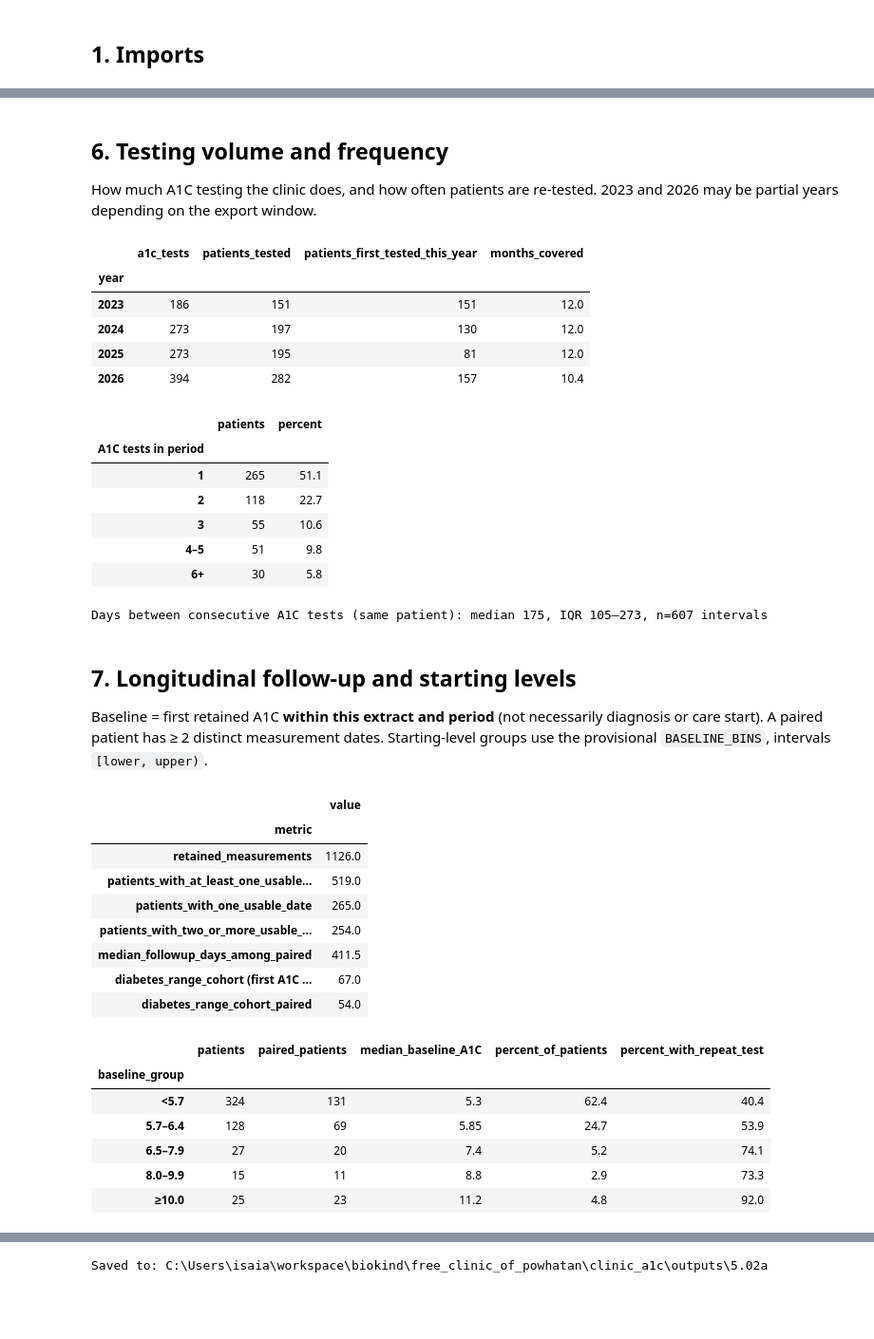
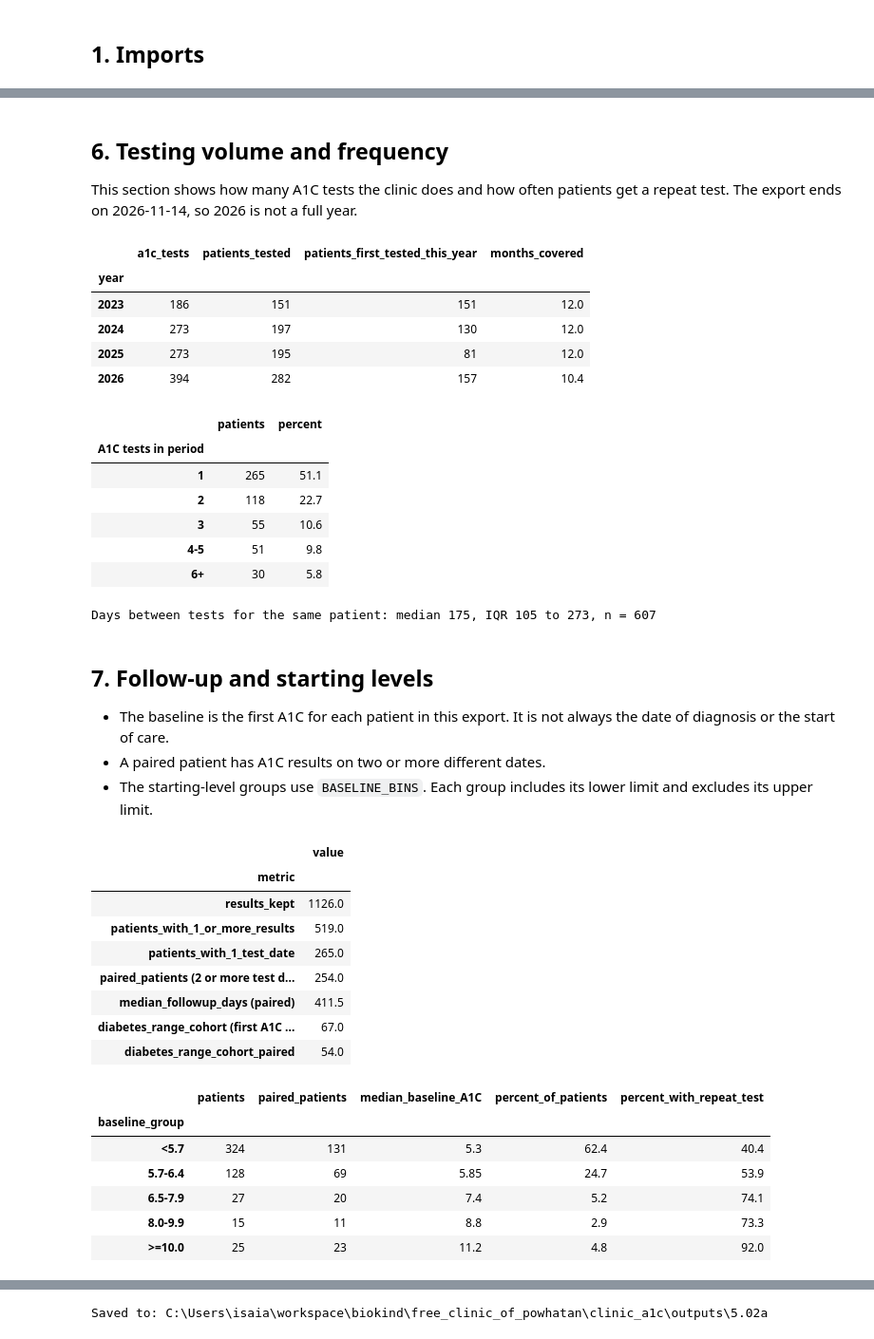
Before and after one commit to ijgarrett/clinic-a1c-analysis, a Jupyter notebook: a1c_preliminary_analysis_502a.ipynb, the cells around one changed output, grey strips where cells are left out. Shown at 95% size. Cells and saved outputs as stored; diff of their text form; code cells hidden in the pictures; blank space fills up the shorter version.

```diff
--- a/a1c_preliminary_analysis_502a.ipynb
+++ b/a1c_preliminary_analysis_502a.ipynb
@@ -124,12 +135,16 @@ def normalized_name(value):
 
 def load_export(path, verbose=True):
     if not path.exists():
-        raise FileNotFoundError(f"Put the export at {path.resolve()} or edit INPUT_FILE.")
+        raise FileNotFoundError(f"Put the export at {path.resolve()} or change INPUT_FILE.")
     if path.suffix.lower() in {".xlsx", ".xlsm"}:
         return pd.read_excel(path, sheet_name=SHEET_NAME, header=HEADER_ROW, dtype=str, engine="openpyxl")
+
+    # Find the encoding from the first bytes of the file
     with path.open("rb") as handle:
         prefix = handle.read(4)
     encoding = CSV_ENCODING or ("utf-16" if prefix.startswith((b"\xff\xfe", b"\xfe\xff")) else "utf-8-sig")
+
+    # Find the separator from the header line
     separator = CSV_SEPARATOR
     if separator is None:
         with path.open("r", encoding=encoding, newline="") as handle:
@@ -138,14 +153,15 @@ def load_export(path, verbose=True):
         counts = {d: header_line.count(d) for d in ("\t", ",", ";", "|")}
         separator = max(counts, key=counts.get)
         if counts[separator] == 0:
-            raise ValueError("Set CSV_SEPARATOR explicitly to the file delimiter.")
+            raise ValueError("Set CSV_SEPARATOR to the separator in the file.")
     if verbose:
         print(f"{path.name}: encoding={encoding}, separator={separator!r}")
+
     frame = pd.read_csv(path, encoding=encoding, sep=separator, header=HEADER_ROW,
                         dtype=str, index_col=False)
     frame.columns = [normalized_name(c) for c in frame.columns]
     if frame.columns.duplicated().any():
-        raise ValueError("Normalized column names collide. Rename them explicitly before proceeding.")
+        raise ValueError("Two or more column names are the same after cleanup. Rename them first.")
     return frame
 
 raw = load_export(INPUT_FILE)
@@ -154,11 +170,11 @@ if missing:
     raise ValueError(f"Missing columns: {missing}. Check HEADER_ROW and COLUMN.")
 
 attr_all = raw[COLUMN["attribute"]].astype("string").str.strip()
-print(f"Imported rows: {len(raw):,}")
-print(f"Distinct lab attributes: {attr_all.nunique():,}   distinct orders: {raw[COLUMN['order_name']].nunique():,}")
-print(f"Distinct patients (any lab): {raw[COLUMN['patient_id']].nunique():,}")
-print("Normalized columns:", raw.columns.tolist())
-print("\nMost common lab attributes (A1C is a small slice of this export):")
+print(f"Rows: {len(raw):,}")
+print(f"Lab attributes: {attr_all.nunique():,}   orders: {raw[COLUMN['order_name']].nunique():,}")
+print(f"Patients (any lab): {raw[COLUMN['patient_id']].nunique():,}")
+print("Columns:", raw.columns.tolist())
+print("\nMost common lab attributes:")
 display(attr_all.value_counts().head(12).rename_axis("lab_attribute").to_frame("rows"))
 # %% [output]
 5.02a - Lab Results Analysis Report.csv: encoding=utf-16, separator='\t'
@@ -414,11 +383,14 @@ Retained A1C range: 3.8–21.8%; dates 2023-01-05 to 2026-11-12
 # %% [markdown]
 ## 6. Testing volume and frequency
-How much A1C testing the clinic does, and how often patients are re-tested. 2023 and 2026 may be partial years depending on the export window.
+
+This section shows how many A1C tests the clinic does and how often patients get a repeat test. The export ends on 2026-11-14, so 2026 is not a full year.
 # %%
 clean["year"] = clean["date"].dt.year
 volume = clean.groupby("year").agg(a1c_tests=("a1c", "size"), patients_tested=("patient_id", "nunique"))
 first_year = clean.groupby("patient_id")["year"].min()
 volume["patients_first_tested_this_year"] = first_year.value_counts().reindex(volume.index, fill_value=0)
+
+# Months of data in each year (2026 is not complete)
 volume["months_covered"] = [
     ((min(end, pd.Timestamp(f"{y}-12-31")) - max(start, pd.Timestamp(f"{y}-01-01"))).days + 1) / 30.44
     for y in volume.index]
@@ -426,14 +398,14 @@ volume["months_covered"] = volume["months_covered"].round(1)
 display(volume)
 
 tests_per_patient = clean.groupby("patient_id").size()
-tpp = pd.cut(tests_per_patient, [0, 1, 2, 3, 5, np.inf], labels=["1", "2", "3", "4–5", "6+"])
+tpp = pd.cut(tests_per_patient, [0, 1, 2, 3, 5, np.inf], labels=["1", "2", "3", "4-5", "6+"])
 tests_per_patient_table = tpp.value_counts().sort_index().rename_axis("A1C tests in period").to_frame("patients")
 tests_per_patient_table["percent"] = (100 * tests_per_patient_table["patients"] / len(tests_per_patient)).round(1)
 display(tests_per_patient_table)
 
 gaps = clean.groupby("patient_id")["date"].diff().dt.days.dropna()
-print(f"Days between consecutive A1C tests (same patient): median {gaps.median():.0f}, "
-      f"IQR {gaps.quantile(.25):.0f}–{gaps.quantile(.75):.0f}, n={len(gaps):,} intervals")
+print(f"Days between tests for the same patient: median {gaps.median():.0f}, "
+      f"IQR {gaps.quantile(.25):.0f} to {gaps.quantile(.75):.0f}, n = {len(gaps):,}")
 # %% [output]
 |  | a1c_tests | patients_tested | patients_first_tested_this_year | months_covered |
 | year |  |  |  |  |
@@ -446,13 +418,17 @@ print(f"Days between consecutive A1C tests (same patient): median {gaps.median()
 | 1 | 265 | 51.1 |
 | 2 | 118 | 22.7 |
 | 3 | 55 | 10.6 |
-| 4–5 | 51 | 9.8 |
+| 4-5 | 51 | 9.8 |
 | 6+ | 30 | 5.8 |
-Days between consecutive A1C tests (same patient): median 175, IQR 105–273, n=607 intervals
+Days between tests for the same patient: median 175, IQR 105 to 273, n = 607
 # %% [markdown]
-## 7. Longitudinal follow-up and starting levels
-Baseline = first retained A1C **within this extract and period** (not necessarily diagnosis or care start). A paired patient has ≥ 2 distinct measurement dates. Starting-level groups use the provisional `BASELINE_BINS`, intervals `[lower, upper)`.
+## 7. Follow-up and starting levels
+
+- The baseline is the first A1C for each patient in this export. It is not always the date of diagnosis or the start of care.
+- A paired patient has A1C results on two or more different dates.
+- The starting-level groups use `BASELINE_BINS`. Each group includes its lower limit and excludes its upper limit.
 # %%
+# One row for each patient: first and latest A1C
 grouped = clean.groupby("patient_id", sort=True)
 patients = grouped.head(1).set_index("patient_id")[["date", "a1c"]].rename(
     columns={"date": "baseline_date", "a1c": "baseline_a1c"}).join(
@@ -463,52 +439,53 @@ patients["max_a1c"] = grouped["a1c"].max()
 patients["followup_days"] = (patients["latest_date"] - patients["baseline_date"]).dt.days
 patients["change_pp"] = (patients["latest_a1c"] - patients["baseline_a1c"]).round(10)
 cut = lambda s: pd.cut(s, bins=BASELINE_BINS, labels=BASELINE_LABELS, right=False)
 patients["baseline_group"] = cut(patients["baseline_a1c"])
 patients["latest_group"] = cut(patients["latest_a1c"])
 patients["diabetes_range_at_baseline"] = patients["baseline_a1c"].ge(DIABETES_RANGE_THRESHOLD)
+
 paired = patients.loc[(patients["n_dates"] >= 2) & (patients["followup_days"] > 0)].copy()
 dm = patients.loc[patients["diabetes_range_at_baseline"]]
 dm_paired = paired.loc[paired["diabetes_range_at_baseline"]]
 
 coverage = {
-    "retained_measurements": len(clean),
-    "patients_with_at_least_one_usable_result": len(patients),
-    "patients_with_one_usable_date": int(patients["n_dates"].eq(1).sum()),
-    "patients_with_two_or_more_usable_dates (paired)": len(paired),
-    "median_followup_days_among_paired": paired["followup_days"].median(),
+    "results_kept": len(clean),
+    "patients_with_1_or_more_results": len(patients),
+    "patients_with_1_test_date": int(patients["n_dates"].eq(1).sum()),
+    "paired_patients (2 or more test dates)": len(paired),
+    "median_followup_days (paired)": paired["followup_days"].median(),
     "diabetes_range_cohort (first A1C >= 6.5)": len(dm),
     "diabetes_range_cohort_paired": len(dm_paired),
 }
 if eligible_ids is not None:
-    coverage["eligible_patients_without_usable_A1C"] = len(eligible_ids - set(patients.index))
+    coverage["eligible_patients_with_no_A1C"] = len(eligible_ids - set(patients.index))
 coverage_table = pd.Series(coverage, name="value").rename_axis("metric").to_frame()
 display(coverage_table)
 
 baseline_distribution = patients.groupby("baseline_group", observed=False).agg(
     patients=("baseline_a1c", "size"),
     paired_patients=("n_dates", lambda s: int(s.ge(2).sum())),
     median_baseline_A1C=("baseline_a1c", "median"),
 )
 baseline_distribution["percent_of_patients"] = (100 * baseline_distribution["patients"] / len(patients)).round(1)
 baseline_distribution["percent_with_repeat_test"] = (
     100 * baseline_distribution["paired_patients"] / baseline_distribution["patients"]).round(1)
 display(baseline_distribution)
 # %% [output]
 |  | value |
 | metric |  |
-| retained_measurements | 1126.0 |
-| patients_with_at_least_one_usable... | 519.0 |
-| patients_with_one_usable_date | 265.0 |
-| patients_with_two_or_more_usable_... | 254.0 |
-| median_followup_days_among_paired | 411.5 |
+| results_kept | 1126.0 |
+| patients_with_1_or_more_results | 519.0 |
+| patients_with_1_test_date | 265.0 |
+| paired_patients (2 or more test d... | 254.0 |
+| median_followup_days (paired) | 411.5 |
 | diabetes_range_cohort (first A1C ... | 67.0 |
 | diabetes_range_cohort_paired | 54.0 |
 |  | patients | paired_patients | median_baseline_A1C | percent_of_patients | percent_with_repeat_test |
 | baseline_group |  |  |  |  |  |
 | <5.7 | 324 | 131 | 5.3 | 62.4 | 40.4 |
-| 5.7–6.4 | 128 | 69 | 5.85 | 24.7 | 53.9 |
-| 6.5–7.9 | 27 | 20 | 7.4 | 5.2 | 74.1 |
-| 8.0–9.9 | 15 | 11 | 8.8 | 2.9 | 73.3 |
-| ≥10.0 | 25 | 23 | 11.2 | 4.8 | 92.0 |
+| 5.7-6.4 | 128 | 69 | 5.85 | 24.7 | 53.9 |
+| 6.5-7.9 | 27 | 20 | 7.4 | 5.2 | 74.1 |
+| 8.0-9.9 | 15 | 11 | 8.8 | 2.9 | 73.3 |
+| >=10.0 | 25 | 23 | 11.2 | 4.8 | 92.0 |
 # %% [markdown]
 ## 8. Change from first to latest A1C
```
Also changed, not shown: parts of 23 cells of this notebook.
